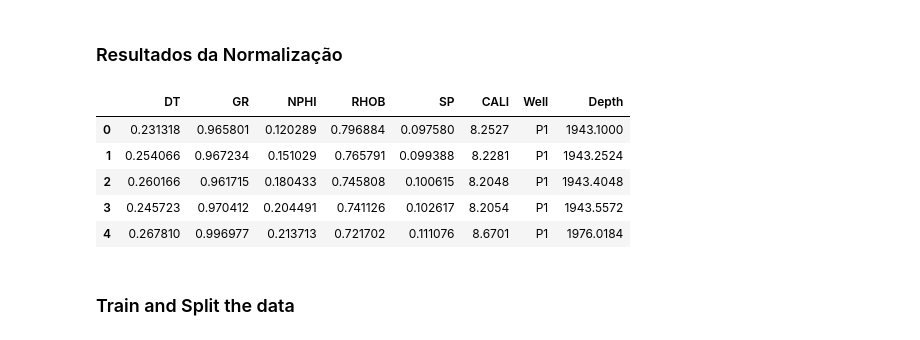
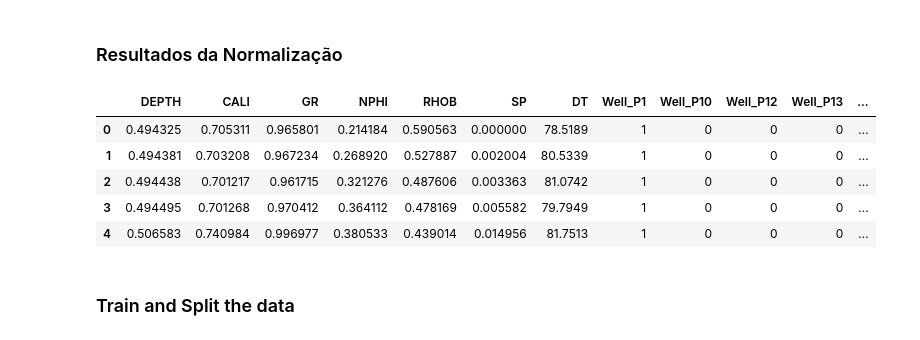
Before and after one commit to EloisaLira/Advanced_Data_Science_IBM_Specialization, a Jupyter notebook: Projeto_Otway_Basin_DNN_ML.ipynb, the cells around one changed output. Drawn from its saved outputs; the diff is of its cells as text; code cells hidden in the pictures.

```diff
--- a/Projeto_Otway_Basin_DNN_ML.ipynb
+++ b/Projeto_Otway_Basin_DNN_ML.ipynb
@@ -472,6 +506,7 @@ from sklearn.preprocessing import StandardScaler
 from sklearn import preprocessing
 # %%
-# vamos criar um data frame so com as colunas
-all_wells_dropped_norm=all_wells_dropped[['DT','GR','NPHI','RHOB','SP']].values
+# Selecting some columns for one new dataframe
+
+all_wells_dropped_norm=all_wells_dropped[['Depth','CALI','GR','NPHI','RHOB','SP']].values
 print(all_wells_dropped_norm)
 # %% [output]
@@ -491,6 +540,11 @@ all_wells_dropped_normalizado=pd.DataFrame(pocos_scaled)
 # %%
+#Remembering that Depth,CALI,DT,GR,NPHI,RHOB,SP were normalizaded:
+all_wells_dropped_normalizado.rename(columns={0:'DEPTH',1:'CALI',2:'GR',3:'NPHI',4:'RHOB',5:'SP'},inplace=True)
 
-#lembrando que so os perfis 'DT','GR','NPHI','RHOB','SP' foram normalizados:
-all_wells_dropped_normalizado.rename(columns={0:'DT',1:'GR',2:'NPHI',3:'RHOB',4:'SP'},inplace=True)
-all_wells_dropped_normalizado.shape
+#BRINGING BACK THE wELL INFORMATION
+poco=all_wells_dropped['Well']
+all_wells_dropped_normalizado['Well']=poco
+DT=all_wells_dropped['DT']
+all_wells_dropped_normalizado['DT']=DT
+all_wells_dropped_normalizado.head()
 # %% [output]
@@ -498,10 +556,0 @@ all_wells_dropped_normalizado.shape
-# %%
-profundidade=all_wells_dropped['Depth']
-all_wells_dropped_normalizado['Depth']=profundidade
-
-caliper=all_wells_dropped['CALI']
-all_wells_dropped_normalizado['CALI']=caliper
-
-poco=all_wells_dropped['Well']
-all_wells_dropped_normalizado['Well']=poco
-all_wells_dropped_normalizado.head()
@@ -514,0 +561,8 @@ all_wells_dropped_normalizado.head()
+# %%
+#This technique will implemented in Wells column.
+
+all_wells_dropped_norm_oneHot=all_wells_dropped_normalizado.copy()
+
+all_wells_dropped_norm_oneHot=pd.get_dummies(all_wells_dropped_norm_oneHot, columns=['Well'])
+
+print(all_wells_dropped_norm_oneHot.head())
@@ -515,14 +638,14 @@ all_wells_dropped_normalizado.head()
 # %% [markdown]
 ### Resultados da Normalização
 # %%
-all_wells_dropped_normalizado.head()
+all_wells_dropped_norm_oneHot.head()
 # %% [output]
-|  | DT | GR | NPHI | RHOB | SP | CALI | Well | Depth |
-| 0 | 0.231318 | 0.965801 | 0.120289 | 0.796884 | 0.097580 | 8.2527 | P1 | 1943.1000 |
-| 1 | 0.254066 | 0.967234 | 0.151029 | 0.765791 | 0.099388 | 8.2281 | P1 | 1943.2524 |
-| 2 | 0.260166 | 0.961715 | 0.180433 | 0.745808 | 0.100615 | 8.2048 | P1 | 1943.4048 |
-| 3 | 0.245723 | 0.970412 | 0.204491 | 0.741126 | 0.102617 | 8.2054 | P1 | 1943.5572 |
-| 4 | 0.267810 | 0.996977 | 0.213713 | 0.721702 | 0.111076 | 8.6701 | P1 | 1976.0184 |
+|  | DEPTH | CALI | GR | NPHI | RHOB | SP | DT | Well_P1 | Well_P10 | Well_P12 | Well_P13 | ... |
+| 0 | 0.494325 | 0.705311 | 0.965801 | 0.214184 | 0.590563 | 0.000000 | 78.5189 | 1 | 0 | 0 | 0 | ... |
+| 1 | 0.494381 | 0.703208 | 0.967234 | 0.268920 | 0.527887 | 0.002004 | 80.5339 | 1 | 0 | 0 | 0 | ... |
+| 2 | 0.494438 | 0.701217 | 0.961715 | 0.321276 | 0.487606 | 0.003363 | 81.0742 | 1 | 0 | 0 | 0 | ... |
+| 3 | 0.494495 | 0.701268 | 0.970412 | 0.364112 | 0.478169 | 0.005582 | 79.7949 | 1 | 0 | 0 | 0 | ... |
+| 4 | 0.506583 | 0.740984 | 0.996977 | 0.380533 | 0.439014 | 0.014956 | 81.7513 | 1 | 0 | 0 | 0 | ... |
 # %% [markdown]
 ### Train and Split the data
 # %% [markdown]
```
Also changed, not shown: parts of 147 cells of this notebook.
